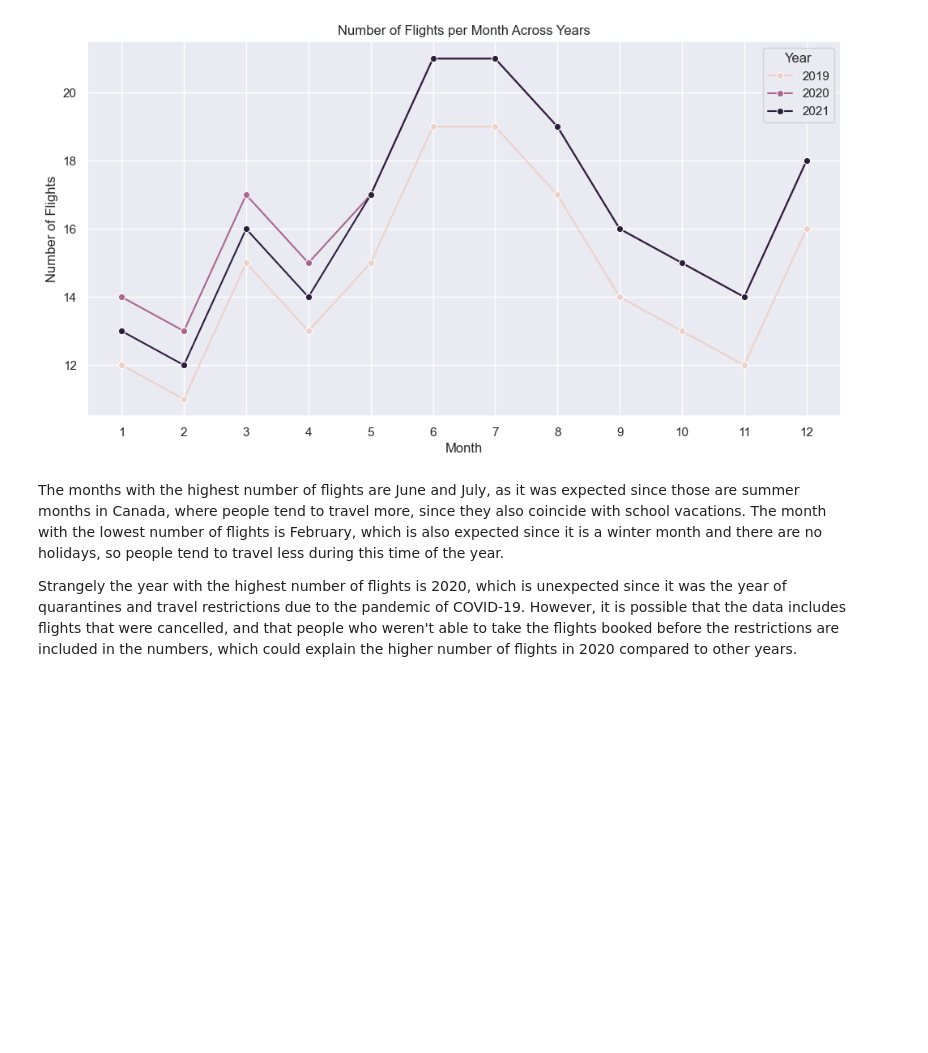
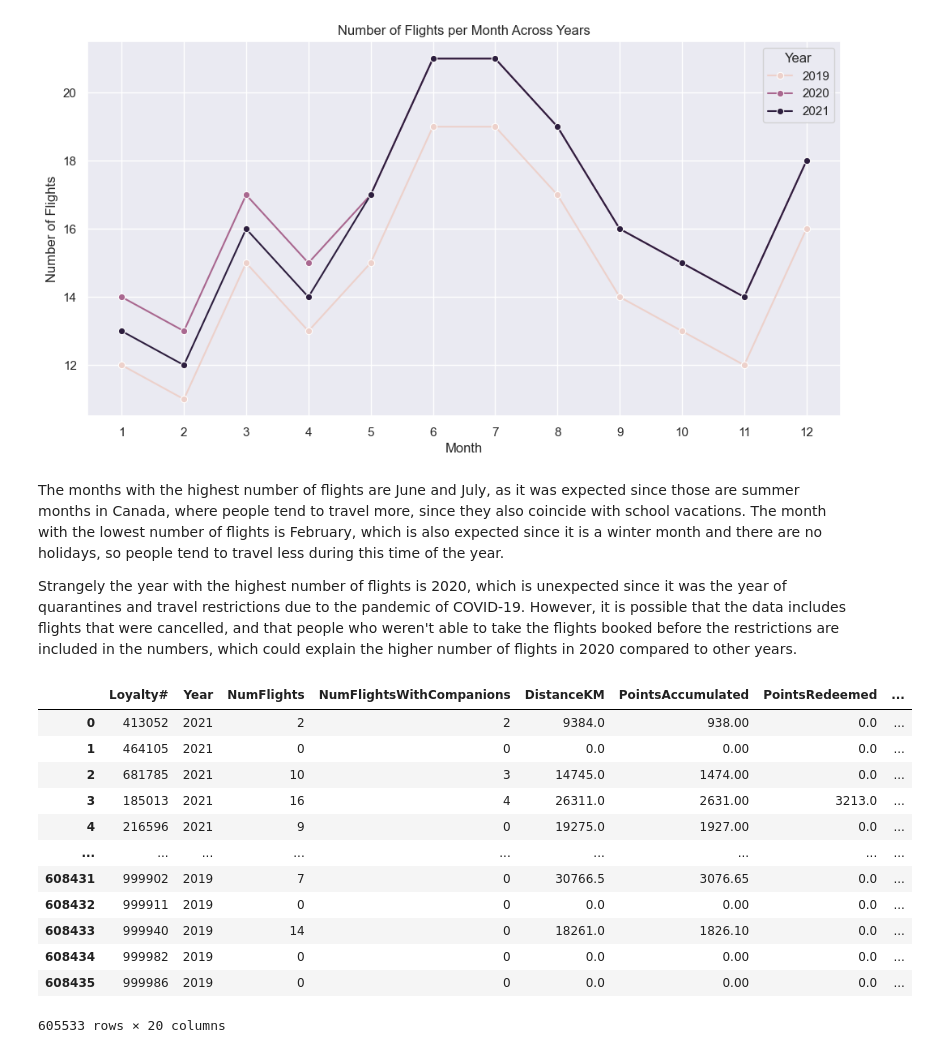
Before and after one commit to catamina07/datamining-group, a Jupyter notebook: projeto/projeto_total.ipynb, the cells around one changed output. Saved outputs shown, nothing was run; the diff lists cells and outputs as text; code cells hidden in the pictures; blank space fills up the shorter version.

Commit message:
flights_per_customer

```diff
--- a/projeto/projeto_total.ipynb
+++ b/projeto/projeto_total.ipynb
@@ -760,3 +766,21 @@ The months with the highest number of flights are June and July, as it was expec
 
 
 Strangely the year with the highest number of flights is 2020, which is unexpected since it was the year of quarantines and travel restrictions due to the pandemic of COVID-19. However, it is possible that the data includes flights that were cancelled, and that people who weren't able to take the flights booked before the restrictions are included in the numbers, which could explain the higher number of flights in 2020 compared to other years.
+# %%
+flights_per_customer = flights.copy()
+flights_per_customer = pd.get_dummies(flights_per_customer, columns=['Month'])
+flights_per_customer
+# %% [output]
+|  | Loyalty# | Year | NumFlights | NumFlightsWithCompanions | DistanceKM | PointsAccumulated | PointsRedeemed | ... |
+| 0 | 413052 | 2021 | 2 | 2 | 9384.0 | 938.00 | 0.0 | ... |
+| 1 | 464105 | 2021 | 0 | 0 | 0.0 | 0.00 | 0.0 | ... |
+| 2 | 681785 | 2021 | 10 | 3 | 14745.0 | 1474.00 | 0.0 | ... |
+| 3 | 185013 | 2021 | 16 | 4 | 26311.0 | 2631.00 | 3213.0 | ... |
+| 4 | 216596 | 2021 | 9 | 0 | 19275.0 | 1927.00 | 0.0 | ... |
+| ... | ... | ... | ... | ... | ... | ... | ... | ... |
+| 608431 | 999902 | 2019 | 7 | 0 | 30766.5 | 3076.65 | 0.0 | ... |
+| 608432 | 999911 | 2019 | 0 | 0 | 0.0 | 0.00 | 0.0 | ... |
+| 608433 | 999940 | 2019 | 14 | 0 | 18261.0 | 1826.10 | 0.0 | ... |
+| 608434 | 999982 | 2019 | 0 | 0 | 0.0 | 0.00 | 0.0 | ... |
+| 608435 | 999986 | 2019 | 0 | 0 | 0.0 | 0.00 | 0.0 | ... |
+605533 rows × 20 columns
```
Also changed, not shown: parts of 5 cells of this notebook.
